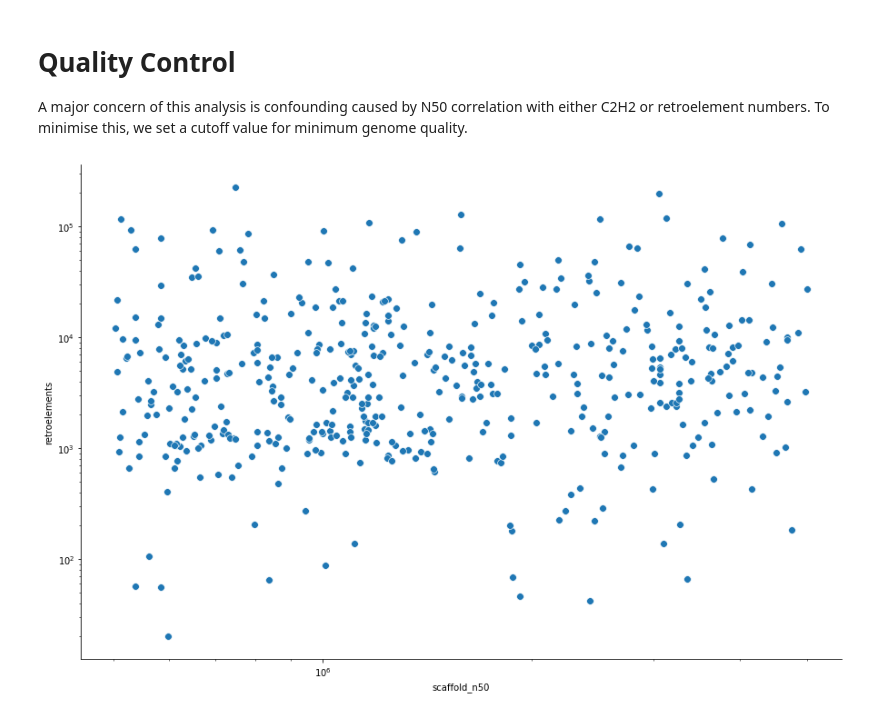
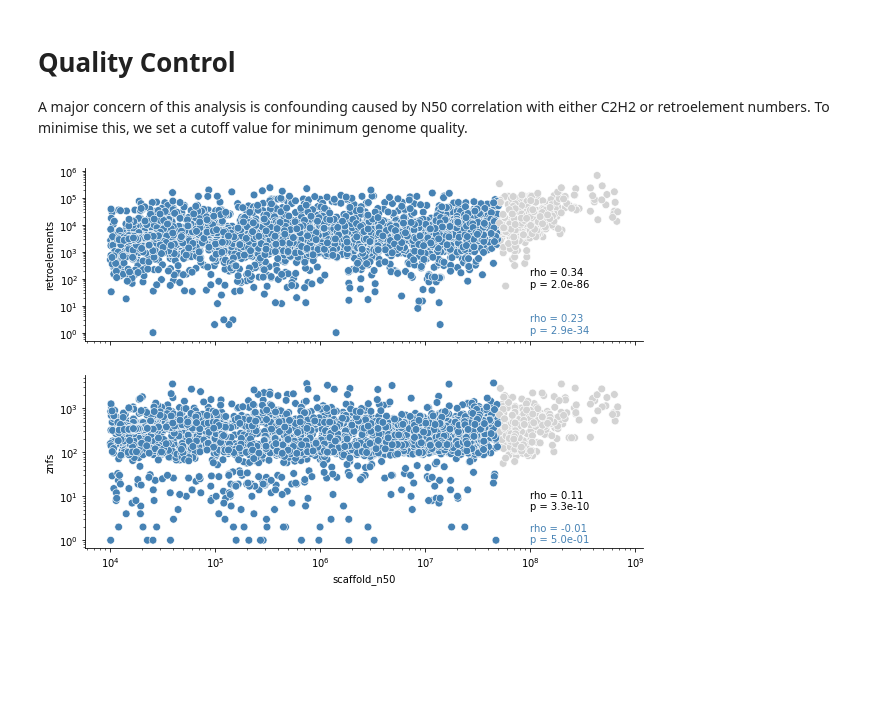
Before and after one commit to jonathan-wells/metazoan-znfs, a Jupyter notebook: analysis/znf_te_correlation.ipynb, the cells around one changed output. Cells and saved outputs as stored; diff of their text form; code cells hidden in the pictures; blank space fills up the shorter version.

Commit message:
Add a bunch of new data \analysis

```diff
--- a/analysis/znf_te_correlation.ipynb
+++ b/analysis/znf_te_correlation.ipynb
@@ -4,3 +4,10 @@ import matplotlib.pyplot as plt
 import seaborn as sns
 from scipy import stats
 import treeswift as ts
+from Bio import Phylo
+import numpy as np
+
+import matplotlib as mpl
+
+mpl.rcParams['pdf.fonttype'] = 42
+mpl.rcParams['ps.fonttype'] = 42
@@ -55,32 +99,69 @@ print(genus_df.head())
 # Quality Control
 A major concern of this analysis is confounding caused by N50 correlation with either C2H2 or retroelement numbers. To minimise this, we set a cutoff value for minimum genome quality.
 # %%
-fig, ax = plt.subplots(figsize=(15, 10))
+# qc_df = genus_df.loc[(genus_df.scaffold_n50 > 5e4) & (genus_df.scaffold_n50 < 5e8)]
+qc_df = counts_df.copy()
+n50max = 5e7
+n50min = 1e4
+qc_df['n50thresh'] = False
+qc_df.loc[(qc_df.scaffold_n50 >= n50min) & (qc_df.scaffold_n50 < n50max), 'n50thresh'] = True
 
-sns.scatterplot(data=genus_df,
+fig, axes = plt.subplots(figsize=(10, 7),
+                         nrows=2,
+                         sharey=False,
+                         sharex=True)
+
+sns.scatterplot(data=qc_df,
                 x='scaffold_n50',
                 y='retroelements',
-                s=60)
+                s=60,
+                hue='n50thresh',
+                palette=['lightgrey', 'steelblue'],
+                ax=axes[0])
 
-ax.set_xscale('log')
-ax.set_yscale('log')
+sns.scatterplot(data=qc_df,
+                x='scaffold_n50',
+                y='znfs',
+                s=60,
+                hue='n50thresh',
+                palette=['lightgrey', 'steelblue'],
+                ax=axes[1])
+
+axes[0].set_xscale('log')
+axes[1].set_xscale('log')
+axes[0].set_yscale('log')
+axes[1].set_yscale('log')
+
+
+r1, p1 = stats.spearmanr(qc_df.retroelements, qc_df.scaffold_n50)
+axes[0].text(x=10e7,
+             y=50,
+             s=f'rho = {r1:.2f}\np = {p1:.1e}')
+
+r2, p2 = stats.spearmanr(qc_df.znfs, qc_df.scaffold_n50)
+axes[1].text(x=10e7,
+             y=5,
+             s=f'rho = {r2:.2f}\np = {p2:.1e}')
+
+r3, p3 = stats.spearmanr(qc_df.loc[qc_df.n50thresh == True, 'retroelements'],
+                         qc_df.loc[qc_df.n50thresh == True, 'scaffold_n50'])
+axes[0].text(x=10e7,
+             y=1,
+             s=f'rho = {r3:.2f}\np = {p3:.1e}',
+             c='steelblue')
+
+r4, p4 = stats.spearmanr(qc_df.loc[qc_df.n50thresh == True, 'znfs'],
+                         qc_df.loc[qc_df.n50thresh == True, 'scaffold_n50'])
+axes[1].text(x=10e7,
+             y=0.9,
+             s=f'rho = {r4:.2f}\np = {p4:.1e}',
+             c='steelblue')
+
+axes[0].get_legend().remove()
+axes[1].get_legend().remove()
 sns.despine()
 plt.show()
 
-print(stats.spearmanr(genus_df.retroelements, genus_df.scaffold_n50))
-
-fig, ax = plt.subplots(figsize=(15, 10))
-
-sns.scatterplot(data=genus_df,
-                x='scaffold_n50',
-                y='znfs',
-                s=60)
-
-ax.set_xscale('log')
-ax.set_yscale('log')
-sns.despine()
-plt.show()
-
-print(stats.spearmanr(genus_df.znfs, genus_df.scaffold_n50))
+fig.savefig('../figs/scaffold_n50_qc.pdf')
 # %% [output]
-[figure, old version]
+[figure, new version]
```
Also changed, not shown: parts of 15 cells of this notebook, 5 other files.
